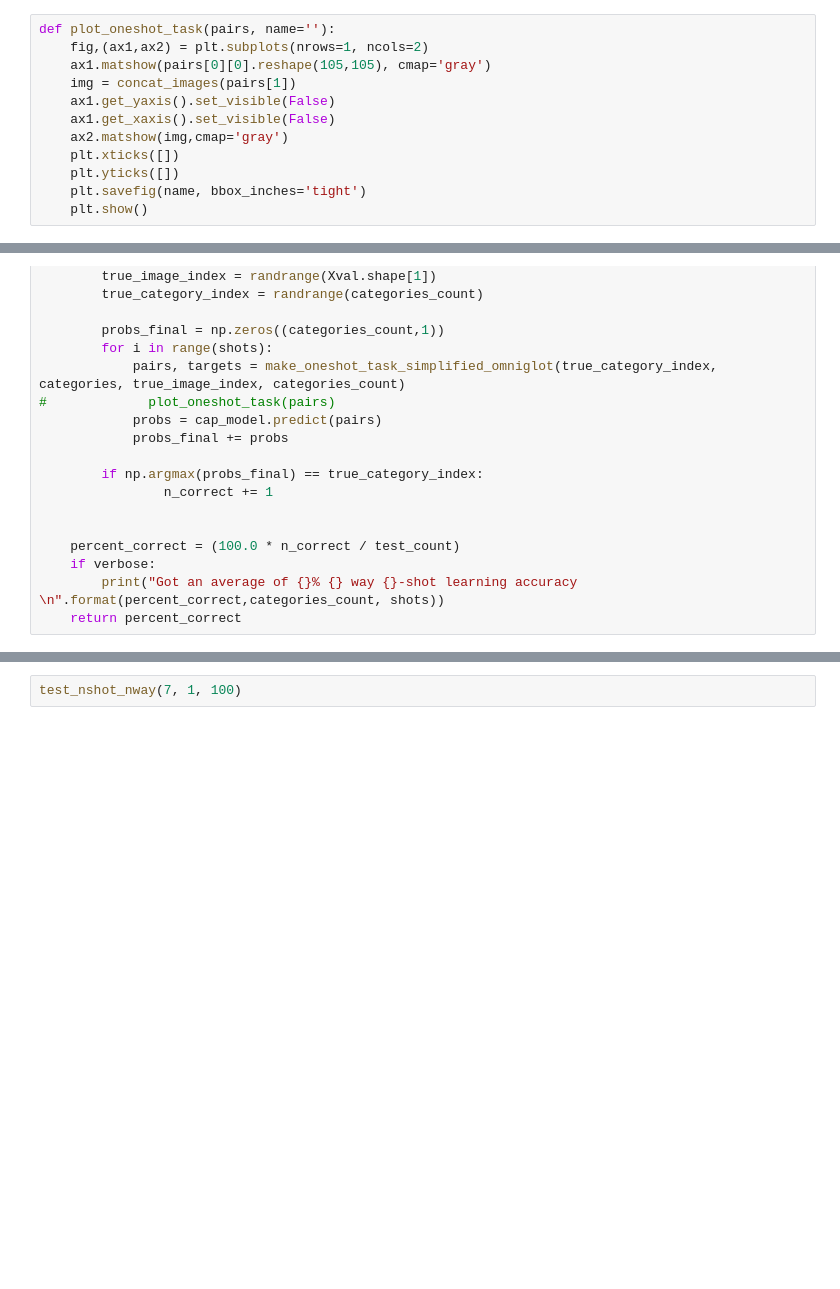
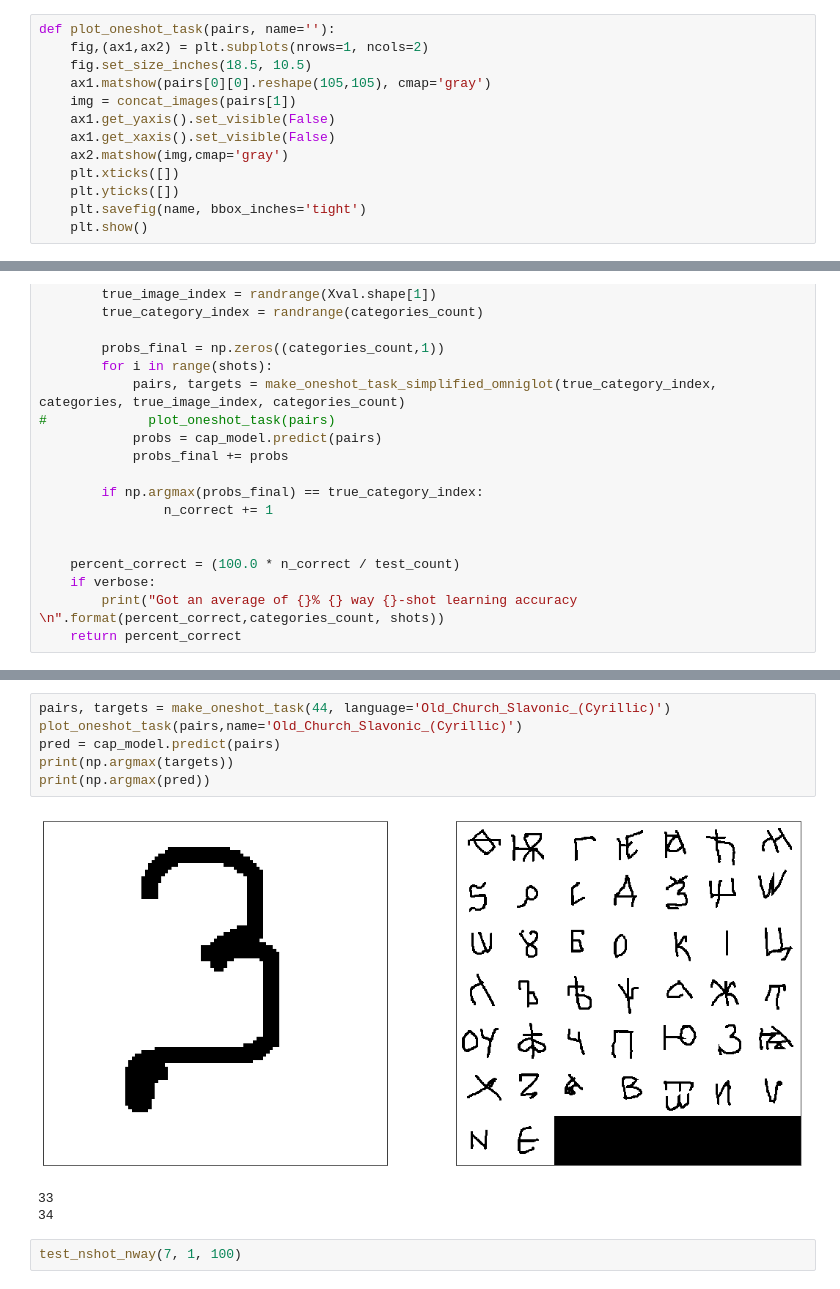
Before and after one commit to chamathabeysinghe/capsule_simaese_network, a Jupyter notebook: MNIST analysis-extend to Omniglot.ipynb, the cells around one changed output, grey strips where cells are left out. Saved outputs shown, nothing was run; the diff lists cells and outputs as text; blank space fills up the shorter version.

```diff
--- a/MNIST analysis-extend to Omniglot.ipynb
+++ b/MNIST analysis-extend to Omniglot.ipynb
@@ -487,6 +475,7 @@ def plot_results(original, capresult, convresult, name=''):
 # %%
 def plot_oneshot_task(pairs, name=''):
     fig,(ax1,ax2) = plt.subplots(nrows=1, ncols=2)
+    fig.set_size_inches(18.5, 10.5)
     ax1.matshow(pairs[0][0].reshape(105,105), cmap='gray')
     img = concat_images(pairs[1])
     ax1.get_yaxis().set_visible(False)
@@ -548,3 +621,13 @@ def test_nshot_nway(categories_count, shots, test_count, verbose=True):
+# %%
+pairs, targets = make_oneshot_task(44, language='Old_Church_Slavonic_(Cyrillic)')
+plot_oneshot_task(pairs,name='Old_Church_Slavonic_(Cyrillic)')
+pred = cap_model.predict(pairs)
+print(np.argmax(targets))
+print(np.argmax(pred))
+# %% [output]
+[figure, added]
+33
+34
 # %%
 test_nshot_nway(7, 1, 100)
 # %% [output]
```
Also changed, not shown: parts of 7 cells of this notebook, 6 other files.
